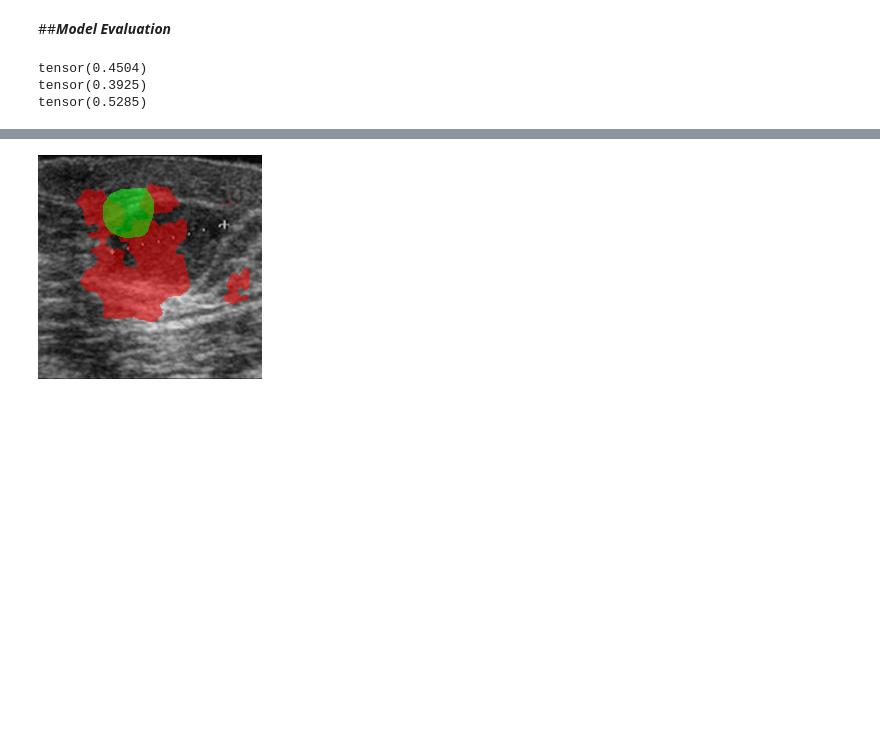
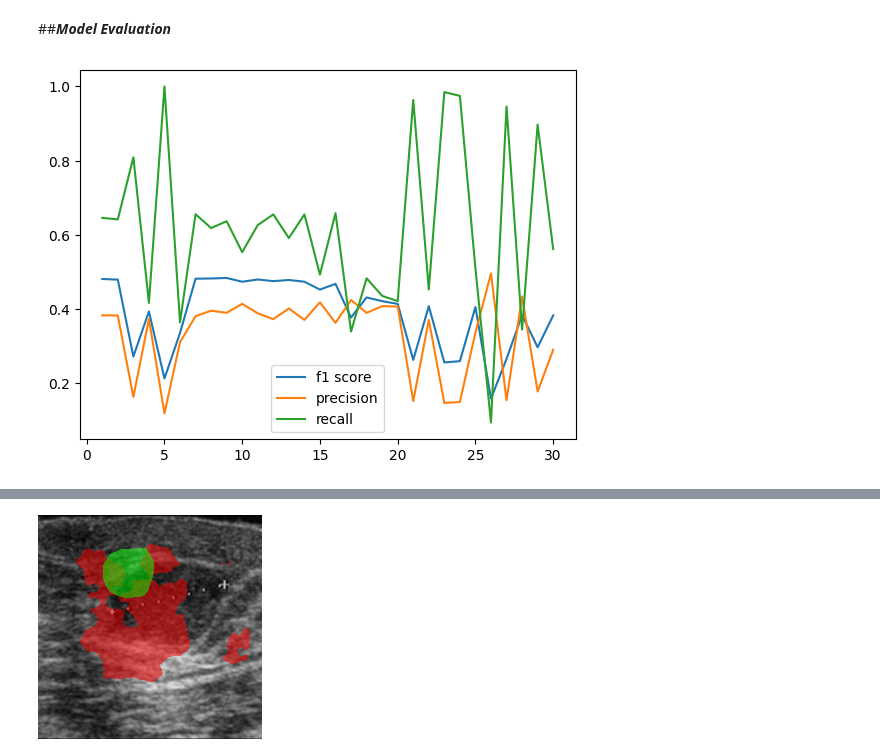
Before and after one commit to NicolaGabriele/progettoDeepLearning, a Jupyter notebook: ProgettoDeepLearning.ipynb, the cells around one changed output, grey strips where cells are left out. Drawn from its saved outputs; the diff is of its cells as text; code cells hidden in the pictures; blank space fills up the shorter version.

```diff
--- a/ProgettoDeepLearning.ipynb
+++ b/ProgettoDeepLearning.ipynb
@@ -402,10 +402,9 @@ tensor(0.5891)
 ##***Model Evaluation***
 # %%
 import torcheval
-model = torch.load('/content/drive/MyDrive/machinedeeplearning/models/model_10ep')
 def evaluate(model):
   model.eval()
-  thresh = 0.5
+  thresh = 0.7
   testloader = torch.utils.data.DataLoader(testset,batch_size=1,shuffle=False)
   m = BinaryF1Score(threshold=thresh)
   prec = torcheval.metrics.BinaryPrecision(threshold=thresh)
@@ -419,17 +418,13 @@ def evaluate(model):
     prec.update(ypred,ytrue[0].flatten().type(torch.uint8))
     rec.update(ypred,ytrue[0].flatten().type(torch.uint8))
   return m.compute(), prec.compute(), rec.compute()
-# %% [output]
-tensor(0.4504)
-tensor(0.3925)
-tensor(0.5285)
 # %%
 models_dir = '/content/drive/MyDrive/machinedeeplearning/models/'
 f1s = []
 precs = []
 recs = []
-for model_name in os.listdir(models_dir):
-  model = torch.load(os.path.join(models_dir,model_name), location = device)
+for model_name in os.listdir(models_dir)[:-1]:
+  model = torch.load(os.path.join(models_dir,model_name))
   f1, prec, rec = evaluate(model)
   f1s.append(f1)
   precs.append(prec)
@@ -438,3 +433,11 @@ for model_name in os.listdir(models_dir):
 print(f1s)
 print(precs)
 print(recs)
+# %%
+plt.plot(range(1,31), f1s, label='f1 score')
+plt.plot(range(1,31), precs, label='precision')
+plt.plot(range(1,31), recs, label = 'recall')
+plt.legend()
+plt.show()
+# %% [output]
+[figure, added]
```
Also changed, not shown: parts of 3 cells of this notebook.
